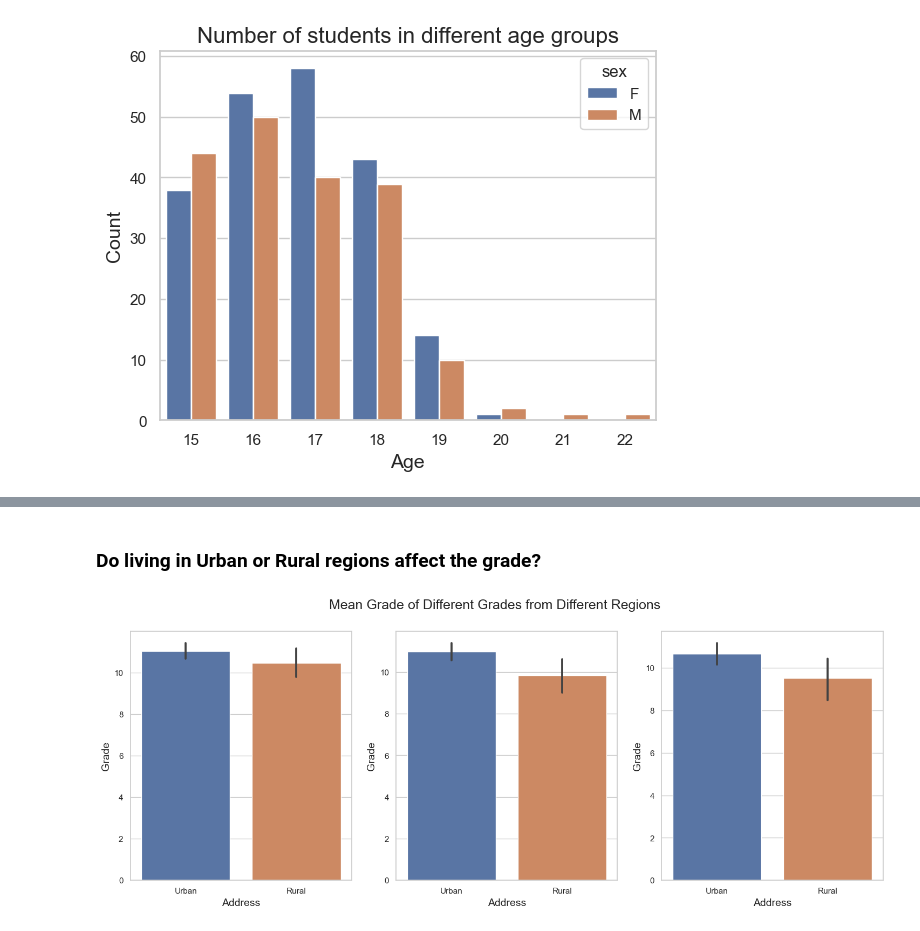
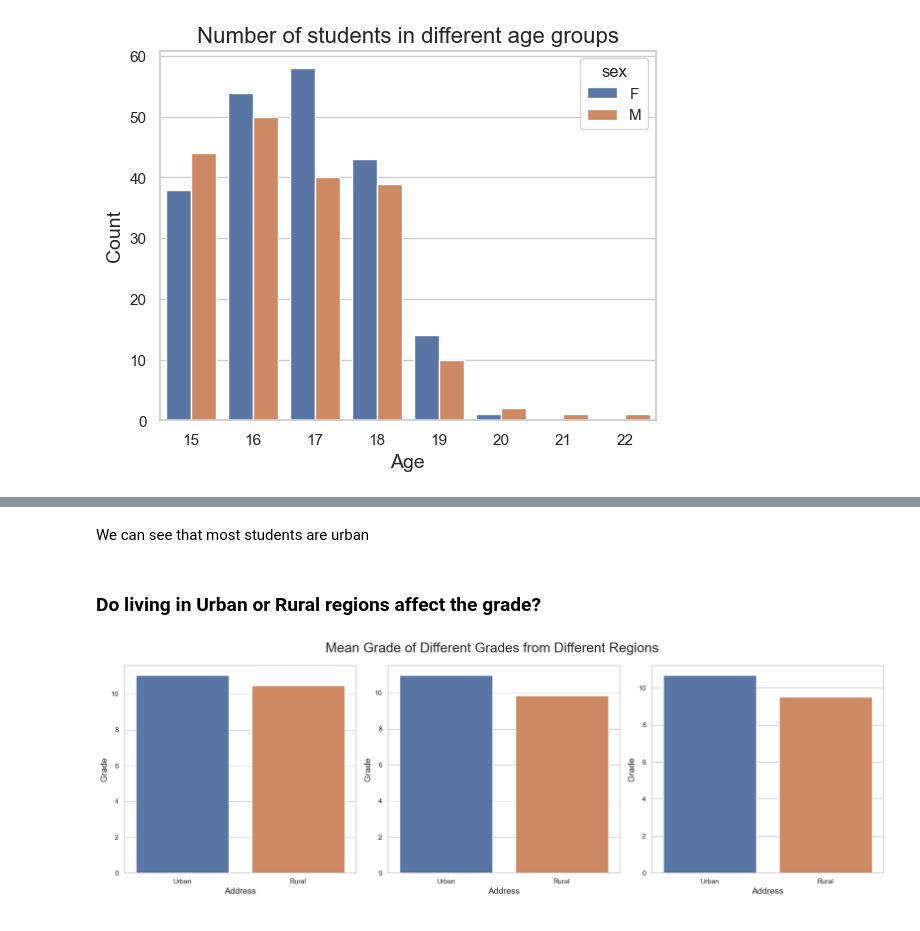
Before and after one commit to AndyWeasley2004/DS-ML-Study-Notes, a Jupyter notebook: ML study & projects/student grade prediction/student_grade_pred.ipynb, the cells around one changed output, grey strips where cells are left out. Cells and saved outputs as stored; diff of their text form; code cells hidden in the pictures.

```diff
--- a/ML study & projects/student grade prediction/student_grade_pred.ipynb
+++ b/ML study & projects/student grade prediction/student_grade_pred.ipynb
@@ -255,24 +287,27 @@ plt.show()
+# %% [markdown]
+We can see that most students are urban
 # %% [markdown]
 ### Do living in Urban or Rural regions affect the grade?
 # %%
 fig, axs = plt.subplots(1, 3, figsize=(18, 6))
 
-sns.barplot(data=df, x=df['address'], y=df['G1'], ax=axs[0])
+sns.barplot(data=df, x=df['address'], y=df['G1'], errorbar=None, ax=axs[0])
 axs[0].set_xlabel('Address', fontsize=14)
 axs[0].set_ylabel('Grade', fontsize=14)
 axs[0].set_xticklabels(['Urban','Rural'])
 
-sns.barplot(data=df, x='address', y='G2', ax=axs[1])
+sns.barplot(data=df, x='address', y='G2', errorbar=None, ax=axs[1])
 axs[1].set_xlabel('Address', fontsize=14)
 axs[1].set_ylabel('Grade', fontsize=14)
 axs[1].set_xticklabels(['Urban','Rural'])
 
-sns.barplot(data=df, x='address', y='G3', ax=axs[2])
+sns.barplot(data=df, x='address', y='G3', errorbar=None, ax=axs[2])
 axs[2].set_xlabel('Address', fontsize=14)
 axs[2].set_ylabel('Grade', fontsize=14)
 axs[2].set_xticklabels(['Urban','Rural'])
 
-fig.suptitle('Mean Grade of Different Grades from Different Regions', fontsize=18)
+fig.suptitle('Mean Grade of Different Grades from Different Regions', fontsize=22)
+plt.tight_layout()
 plt.show()
 # %% [output]
-[figure, old version]
+[figure, new version]
```
Also changed, not shown: parts of 11 cells of this notebook.
